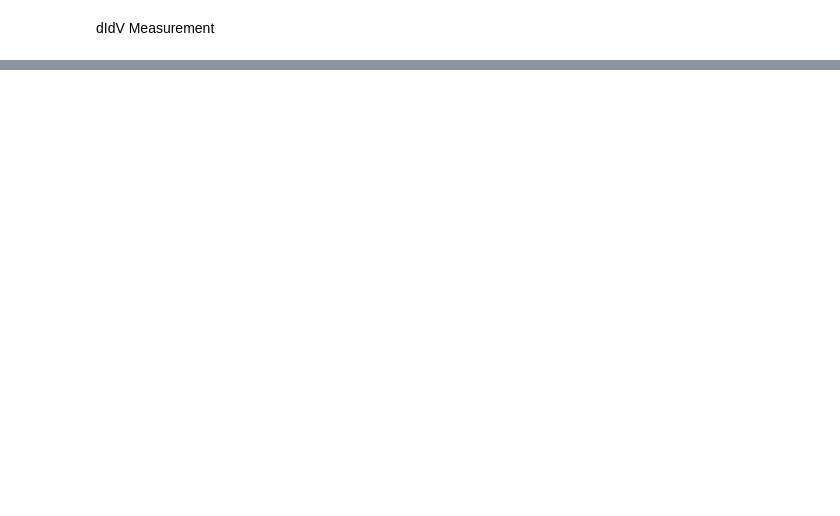
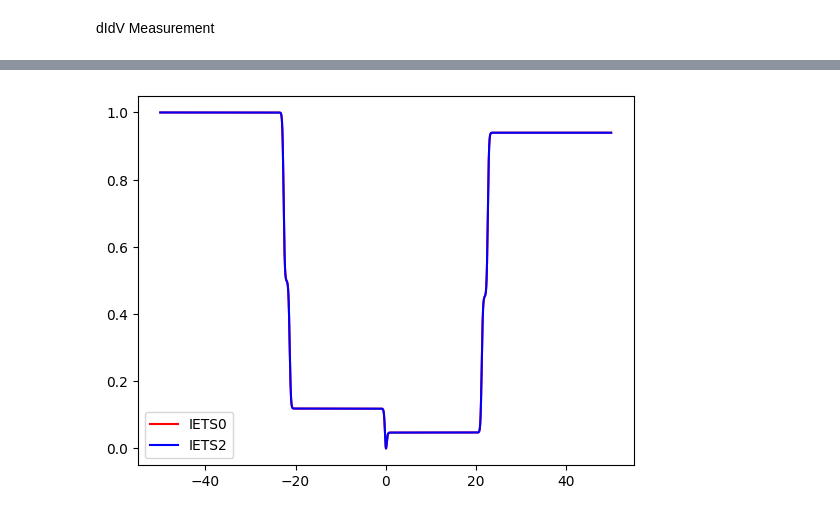
Before and after one commit to paulgreule1999/ESR-Simulation, a Jupyter notebook: ESR Examples/main_FeFeFePc.ipynb, the cells around one changed output, grey strips where cells are left out. Cells and saved outputs as stored; diff of their text form; code cells hidden in the pictures; blank space fills up the shorter version.

```diff
--- a/ESR Examples/main_FeFeFePc.ipynb
+++ b/ESR Examples/main_FeFeFePc.ipynb
@@ -46,0 +44,19 @@ S.calcIETS();
+# %%
+import time
+import matplotlib.pyplot as plt
+Num=10000
+S.T=1
+start_time = time.time()
+x0,y0 = S.calcIETS_0(N=Num,plot=False,Vrange=50)
+print(f"IETS0 took {time.time() - start_time:.4f} seconds")
+
+start_time = time.time()
+x2,y2,_ = S.calcIETS_2(AllowPumping=False,N=Num,plot=False,Vrange=50)
+print(f"IETS2 took {time.time() - start_time:.4f} seconds")
+
+plt.figure(22)
+plt.plot(x0,y0,'r')
+plt.plot(x2,y2,'b')
+plt.legend(['IETS0','IETS2'])
+plt.show()
+# %% [output]
@@ -46,0 +65 @@ S.calcIETS();
+[figure, added]
```
Also changed, not shown: parts of 4 cells of this notebook, 2 other files.
